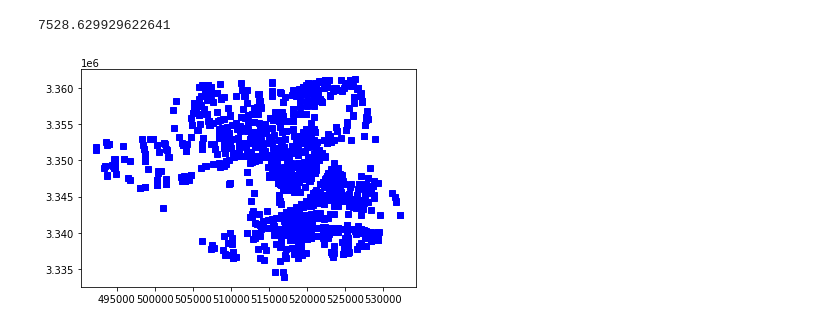
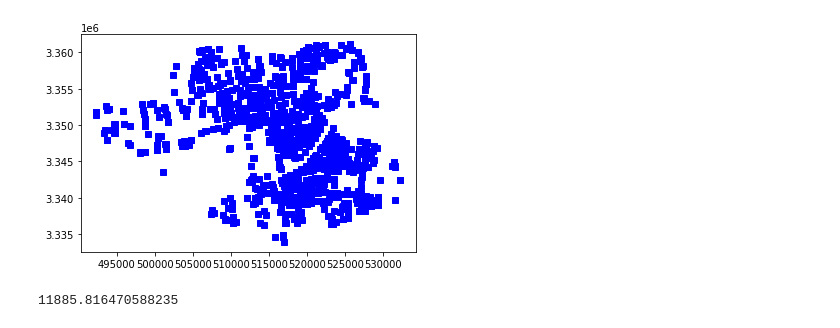
Before and after one commit to zjuyfy/zjuMCM, a Jupyter notebook: gurobi_location.ipynb, the cells around one changed output. Drawn from its saved outputs; the diff is of its cells as text; code cells hidden in the pictures.

```diff
--- a/gurobi_location.ipynb
+++ b/gurobi_location.ipynb
@@ -9,23 +6,28 @@ p=100
 # %%
-# demandCoordinates = [(88, 16), (25, 76), (69, 13), (73, 56), (80, 100), (22, 92), (32, 84), (73, 46), (
-#         29, 10), (92, 32), (44, 44), (55, 26), (71, 27), (51, 91), (89, 54), (43, 28), (40, 78), (60, 66)]
-#
-origin=0
-merged=1
-if origin:
-    data=np.load("杭州xyn.npy")
-else:
-    data=np.load("杭州mergedXY.npy")
+# data=np.load("杭州xyn.npy")
+data=np.load("杭州mergedXY.npy")
 
 # print(data)
 demandCoordinates=[(data[i][0],data[i][1]) for i in range(data.shape[0])]
 size=data.shape[0]
-q=[random.random()*10 for i in range(size)]
+A=[(i,j) for i in range(size) for j in range(size)]
+N=[i for i in range(size)]
+pop_density=np.load("pop_density.npy")
 for xy in demandCoordinates:
     plt.plot(xy[0],xy[1],c="b",marker="s")
-
-np.sum(q)
+pop_sum=np.sum(pop_density)
+pop_average=pop_sum/size
 # %% [output]
-7528.629929622641
-[figure, old version]
+[figure, new version]
+# %%
+# cof=1.2
+# ablty=pop_average*10
+# p=cof*np.sum(pop_density)/ablty
+# q=[pop_density[i] for i in N]
+q=[pop_density[i] for i in N]
+p=1000
+ablty=1.2*pop_sum/p
+ablty
+# %% [output]
+11885.816470588235
 # %%
```
Also changed, not shown: parts of 13 cells of this notebook, 3 other files.
